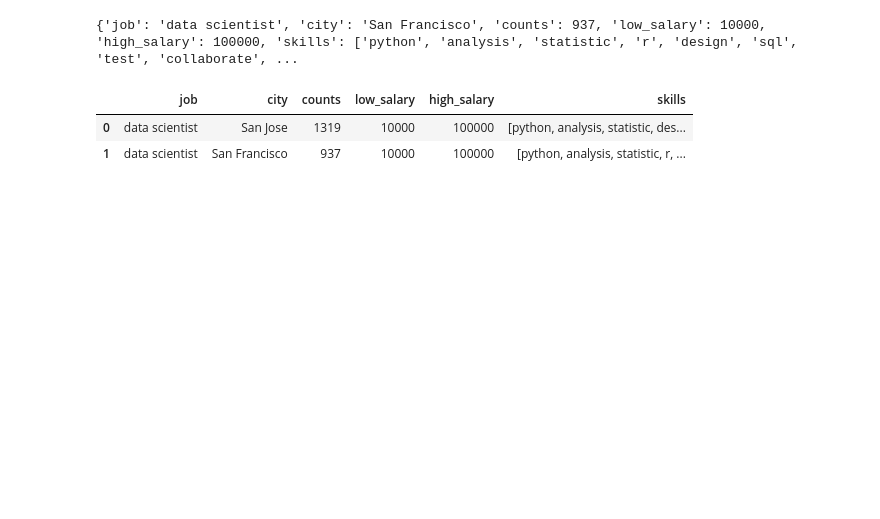
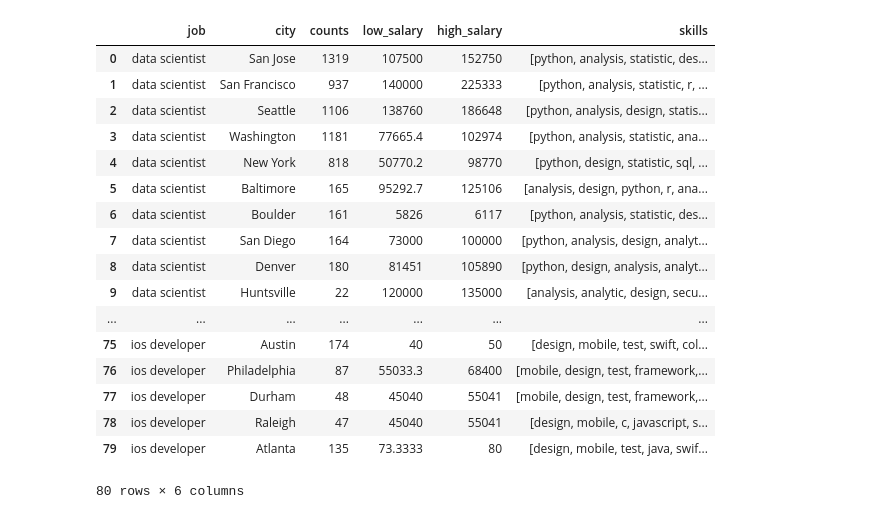
Before and after one commit to JimKing100/Hackathon, a Jupyter notebook: main1.ipynb, the cells around one changed output. Saved outputs shown, nothing was run; the diff lists cells and outputs as text; code cells hidden in the pictures; blank space fills up the shorter version.

```diff
--- a/main1.ipynb
+++ b/main1.ipynb
@@ -149,6 +148,0 @@ final_df = final_df.append(test, ignore_index=True)
-# %%
-test = populate_df('data scientist', 'San Francisco')
-print(test)
-final_df = final_df.append(test, ignore_index=True)
-# %% [output]
-{'job': 'data scientist', 'city': 'San Francisco', 'counts': 937, 'low_salary': 10000, 'high_salary': 100000, 'skills': ['python', 'analysis', 'statistic', 'r', 'design', 'sql', 'test', 'collaborate', ...
@@ -155,6 +274,62 @@ final_df = final_df.append(test, ignore_index=True)
+# %%
+results = populate_df('ios developer', 'San Jose')
+final_df = final_df.append(results, ignore_index=True)
+results = populate_df('ios developer', 'San Francisco')
+final_df = final_df.append(results, ignore_index=True)
+results = populate_df('ios developer', 'Seattle')
+final_df = final_df.append(results, ignore_index=True)
+results = populate_df('ios developer', 'Washington')
+final_df = final_df.append(results, ignore_index=True)
+results = populate_df('ios developer', 'New York')
+final_df = final_df.append(results, ignore_index=True)
+results = populate_df('ios developer', 'Baltimore')
+final_df = final_df.append(results, ignore_index=True)
+results = populate_df('ios developer', 'Boulder')
+final_df = final_df.append(results, ignore_index=True)
+results = populate_df('ios developer', 'San Diego')
+final_df = final_df.append(results, ignore_index=True)
+results = populate_df('ios developer', 'Denver')
+final_df = final_df.append(results, ignore_index=True)
+results = populate_df('ios developer', 'Huntsville')
+final_df = final_df.append(results, ignore_index=True)
+results = populate_df('ios developer', 'Colorado Springs')
+final_df = final_df.append(results, ignore_index=True)
+results = populate_df('ios developer', 'Houston')
+final_df = final_df.append(results, ignore_index=True)
+results = populate_df('ios developer', 'Trenton')
+final_df = final_df.append(results, ignore_index=True)
+results = populate_df('ios developer', 'Dallas')
+final_df = final_df.append(results, ignore_index=True)
+results = populate_df('ios developer', 'Columbus')
+final_df = final_df.append(results, ignore_index=True)
+results = populate_df('ios developer', 'Austin')
+final_df = final_df.append(results, ignore_index=True)
+results = populate_df('ios developer', 'Philadelphia')
+final_df = final_df.append(results, ignore_index=True)
+results = populate_df('ios developer', 'Durham')
+final_df = final_df.append(results, ignore_index=True)
+results = populate_df('ios developer', 'Raleigh')
+final_df = final_df.append(results, ignore_index=True)
+results = populate_df('ios developer', 'Atlanta')
+final_df = final_df.append(results, ignore_index=True)
 # %%
-final_df.head()
+final_df
 # %% [output]
 |  | job | city | counts | low_salary | high_salary | skills |
-| 0 | data scientist | San Jose | 1319 | 10000 | 100000 | [python, analysis, statistic, des... |
-| 1 | data scientist | San Francisco | 937 | 10000 | 100000 | [python, analysis, statistic, r, ... |
+| 0 | data scientist | San Jose | 1319 | 107500 | 152750 | [python, analysis, statistic, des... |
+| 1 | data scientist | San Francisco | 937 | 140000 | 225333 | [python, analysis, statistic, r, ... |
+| 2 | data scientist | Seattle | 1106 | 138760 | 186648 | [python, analysis, design, statis... |
+| 3 | data scientist | Washington | 1181 | 77665.4 | 102974 | [python, analysis, statistic, ana... |
+| 4 | data scientist | New York | 818 | 50770.2 | 98770 | [python, design, statistic, sql, ... |
+| 5 | data scientist | Baltimore | 165 | 95292.7 | 125106 | [analysis, design, python, r, ana... |
+| 6 | data scientist | Boulder | 161 | 5826 | 6117 | [python, analysis, statistic, des... |
+| 7 | data scientist | San Diego | 164 | 73000 | 100000 | [python, analysis, design, analyt... |
+| 8 | data scientist | Denver | 180 | 81451 | 105890 | [python, design, analysis, analyt... |
+| 9 | data scientist | Huntsville | 22 | 120000 | 135000 | [analysis, analytic, design, secu... |
+| ... | ... | ... | ... | ... | ... | ... |
+| 75 | ios developer | Austin | 174 | 40 | 50 | [design, mobile, test, swift, col... |
+| 76 | ios developer | Philadelphia | 87 | 55033.3 | 68400 | [mobile, design, test, framework,... |
+| 77 | ios developer | Durham | 48 | 45040 | 55041 | [mobile, design, test, framework,... |
+| 78 | ios developer | Raleigh | 47 | 45040 | 55041 | [design, mobile, c, javascript, s... |
+| 79 | ios developer | Atlanta | 135 | 73.3333 | 80 | [design, mobile, test, java, swif... |
+80 rows × 6 columns
```
Also changed, not shown: parts of 5 cells of this notebook.
